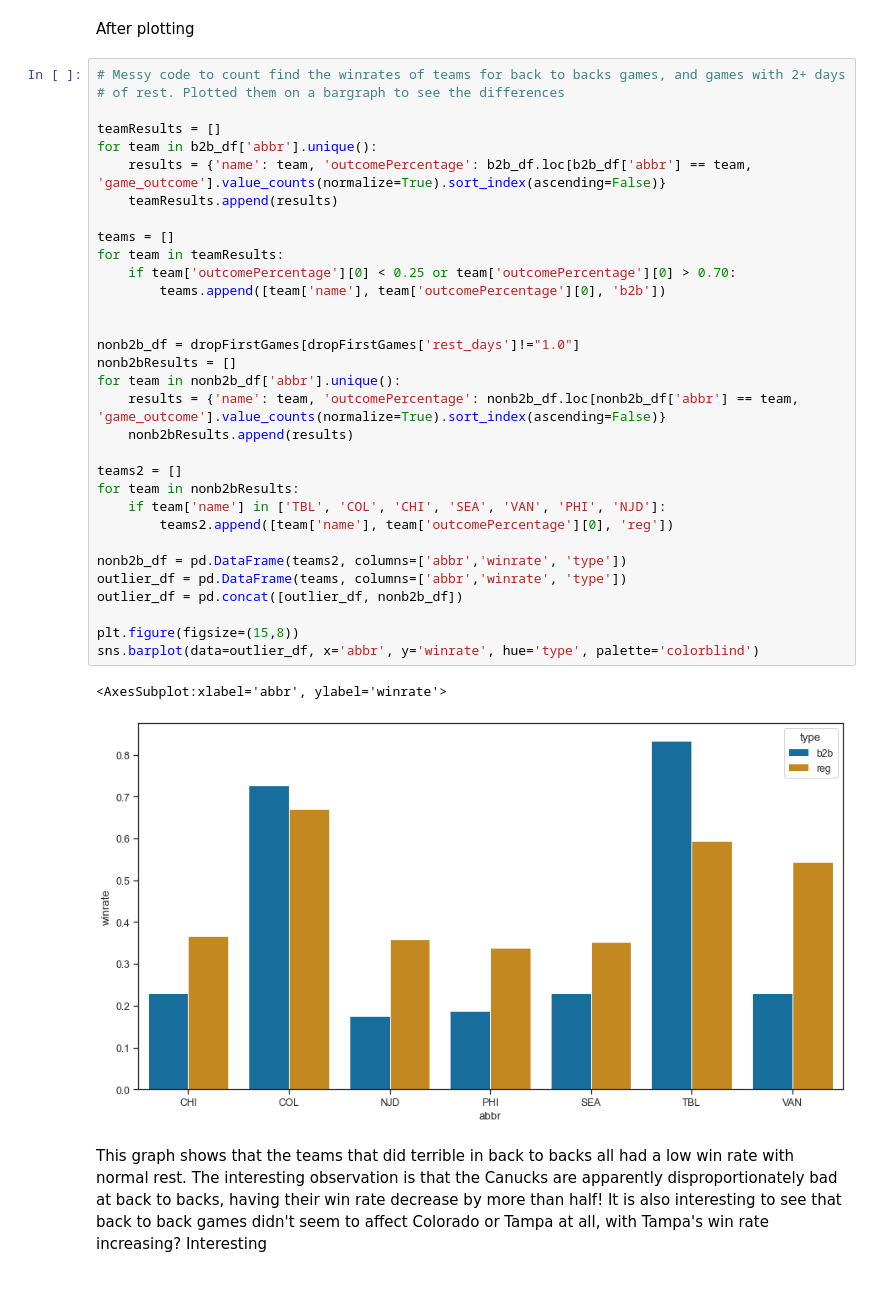
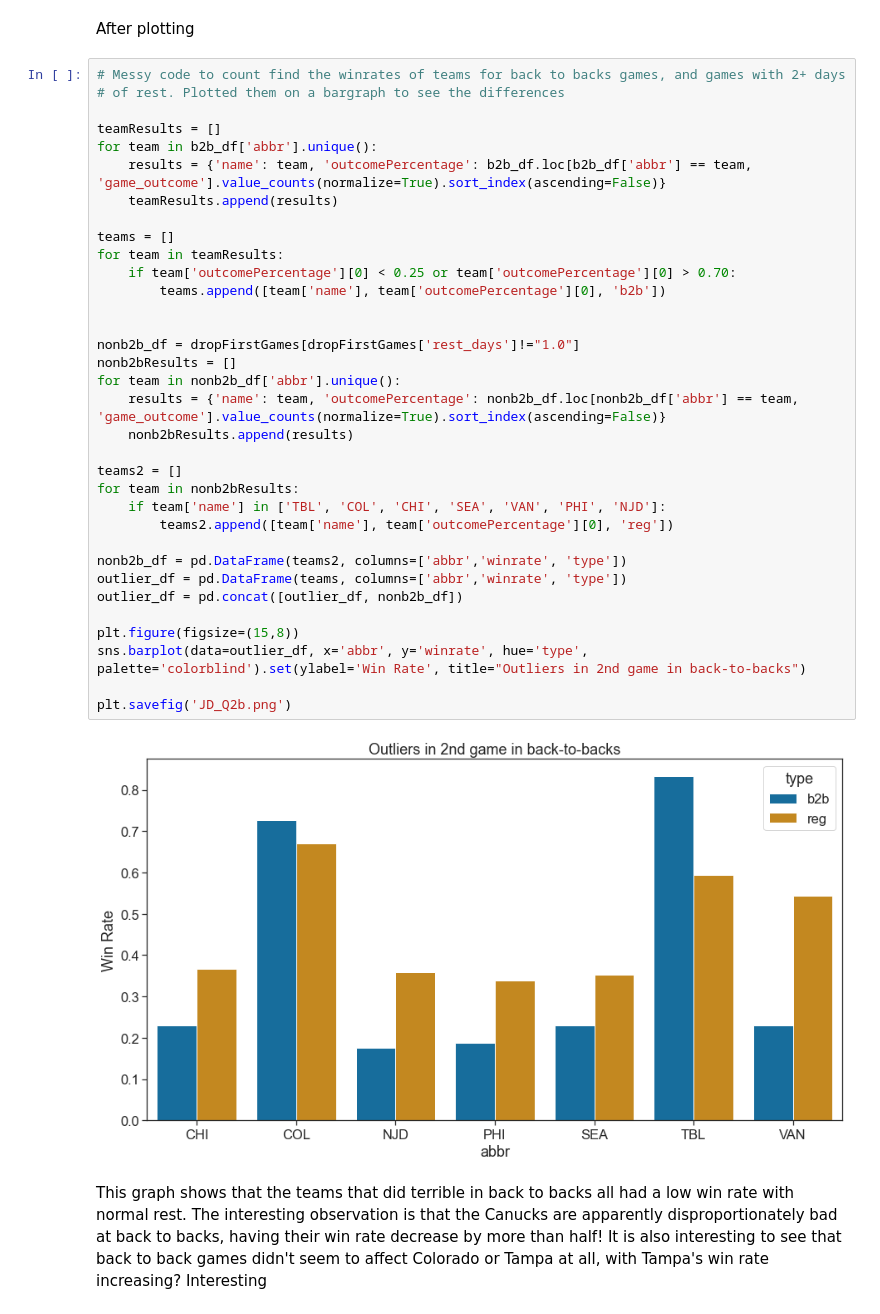
Before and after one commit to ubco-W2022T1-cosc301/project-group10, a Jupyter notebook: notebooks/analysis2.ipynb, the cells around one changed output. Drawn from its saved outputs; the diff is of its cells as text; blank space fills up the shorter version.

```diff
--- a/notebooks/analysis2.ipynb
+++ b/notebooks/analysis2.ipynb
@@ -357,36 +371,37 @@ After plotting
 # of rest. Plotted them on a bargraph to see the differences
 
 teamResults = []
 for team in b2b_df['abbr'].unique():
     results = {'name': team, 'outcomePercentage': b2b_df.loc[b2b_df['abbr'] == team, 'game_outcome'].value_counts(normalize=True).sort_index(ascending=False)}
     teamResults.append(results)
 
 teams = []
 for team in teamResults:
     if team['outcomePercentage'][0] < 0.25 or team['outcomePercentage'][0] > 0.70:
         teams.append([team['name'], team['outcomePercentage'][0], 'b2b'])
 
 
 nonb2b_df = dropFirstGames[dropFirstGames['rest_days']!="1.0"]
 nonb2bResults = []
 for team in nonb2b_df['abbr'].unique():
     results = {'name': team, 'outcomePercentage': nonb2b_df.loc[nonb2b_df['abbr'] == team, 'game_outcome'].value_counts(normalize=True).sort_index(ascending=False)}
     nonb2bResults.append(results)
 
 teams2 = []
 for team in nonb2bResults:
     if team['name'] in ['TBL', 'COL', 'CHI', 'SEA', 'VAN', 'PHI', 'NJD']:
         teams2.append([team['name'], team['outcomePercentage'][0], 'reg'])
 
 nonb2b_df = pd.DataFrame(teams2, columns=['abbr','winrate', 'type'])
 outlier_df = pd.DataFrame(teams, columns=['abbr','winrate', 'type'])
 outlier_df = pd.concat([outlier_df, nonb2b_df])
 
 plt.figure(figsize=(15,8))
-sns.barplot(data=outlier_df, x='abbr', y='winrate', hue='type', palette='colorblind')
+sns.barplot(data=outlier_df, x='abbr', y='winrate', hue='type', palette='colorblind').set(ylabel='Win Rate', title="Outliers in 2nd game in back-to-backs")
+
+plt.savefig('JD_Q2b.png')
 # %% [output]
-<AxesSubplot:xlabel='abbr', ylabel='winrate'>
-[figure, old version]
+[figure, new version]
 # %% [markdown]
 This graph shows that the teams that did terrible in back to backs all had a low win rate with normal rest. The interesting observation is that the Canucks are apparently disproportionately bad at back to backs, having their win rate decrease by more than half! It is also interesting to see that back to back games didn't seem to affect Colorado or Tampa at all, with Tampa's win rate increasing? Interesting
 # %% [markdown]
```
Also changed, not shown: parts of 12 cells of this notebook, 8 other files.
